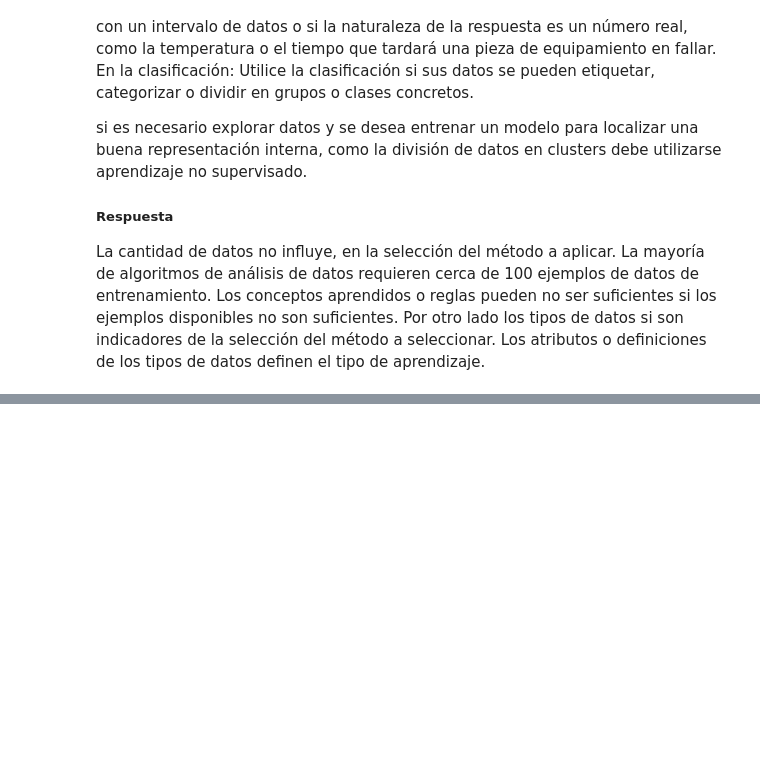
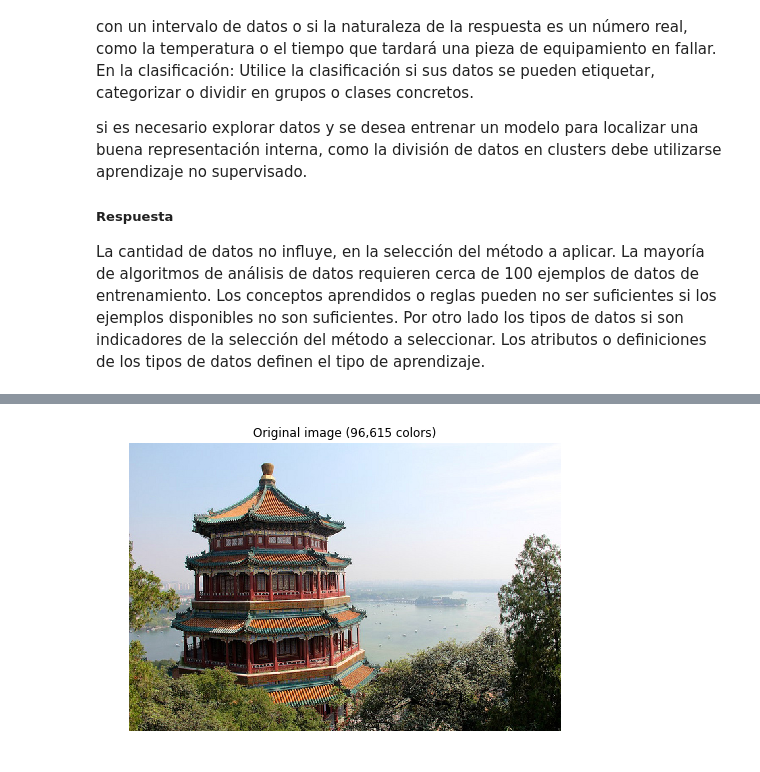
Before and after one commit to nicocarp/DSS, a Jupyter notebook: tp5/Tp5.ipynb, the cells around one changed output, grey strips where cells are left out. Saved outputs shown, nothing was run; the diff lists cells and outputs as text; code cells hidden in the pictures; blank space fills up the shorter version.

Commit message:
Empezando con punto 1.3.2 Colors K-Means

```diff
--- a/tp5/Tp5.ipynb
+++ b/tp5/Tp5.ipynb
@@ -184,0 +190,80 @@ print(clf.predict([[0,1,0]])) #Predicción
+# %%
+import numpy as np
+import matplotlib.pyplot as plt
+from sklearn.cluster import KMeans
+from sklearn.metrics import pairwise_distances_argmin
+from sklearn.datasets import load_sample_image
+from sklearn.utils import shuffle
+from time import time
+
+n_colors = 80
+
+# Load the Summer Palace photo
+china = load_sample_image("china.jpg")
+
+# Convert to floats instead of the default 8 bits integer coding. Dividing by
+# 255 is important so that plt.imshow behaves works well on float data (need to
+# be in the range [0-1])
+china = np.array(china, dtype=np.float64) / 255
+
+# Load Image and transform to a 2D numpy array.
+w, h, d = original_shape = tuple(china.shape)
+assert d == 3
+image_array = np.reshape(china, (w * h, d))
+
+print("Fitting model on a small sub-sample of the data")
+t0 = time()
+image_array_sample = shuffle(image_array, random_state=0)[:1000]
+kmeans = KMeans(n_clusters=n_colors, random_state=0).fit(image_array_sample)
+print("done in %0.3fs." % (time() - t0))
+
+# Get labels for all points
+print("Predicting color indices on the full image (k-means)")
+t0 = time()
+labels = kmeans.predict(image_array)
+print("done in %0.3fs." % (time() - t0))
+
+
+codebook_random = shuffle(image_array, random_state=0)[:n_colors + 1]
+print("Predicting color indices on the full image (random)")
+t0 = time()
+labels_random = pairwise_distances_argmin(codebook_random,
+                                          image_array,
+                                          axis=0)
+print("done in %0.3fs." % (time() - t0))
+
+
+def recreate_image(codebook, labels, w, h):
+    """Recreate the (compressed) image from the code book & labels"""
+    d = codebook.shape[1]
+    image = np.zeros((w, h, d))
+    label_idx = 0
+    for i in range(w):
+        for j in range(h):
+            image[i][j] = codebook[labels[label_idx]]
+            label_idx += 1
+    return image
+
+# Display all results, alongside original image
+plt.figure(1)
+plt.clf()
+ax = plt.axes([0, 0, 1, 1])
+plt.axis('off')
+plt.title('Original image (96,615 colors)')
+plt.imshow(china)
+
+plt.figure(2)
+plt.clf()
+ax = plt.axes([0, 0, 1, 1])
+plt.axis('off')
+plt.title('Quantized image (64 colors, K-Means)')
+plt.imshow(recreate_image(kmeans.cluster_centers_, labels, w, h))
+
+plt.figure(3)
+plt.clf()
+ax = plt.axes([0, 0, 1, 1])
+plt.axis('off')
+plt.title('Quantized image (64 colors, Random)')
+plt.imshow(recreate_image(codebook_random, labels_random, w, h))
+plt.show()
+# %% [output]
@@ -184,0 +276 @@ print(clf.predict([[0,1,0]])) #Predicción
+[figure, added]
```
Also changed, not shown: parts of 11 cells of this notebook, 2 other files.
